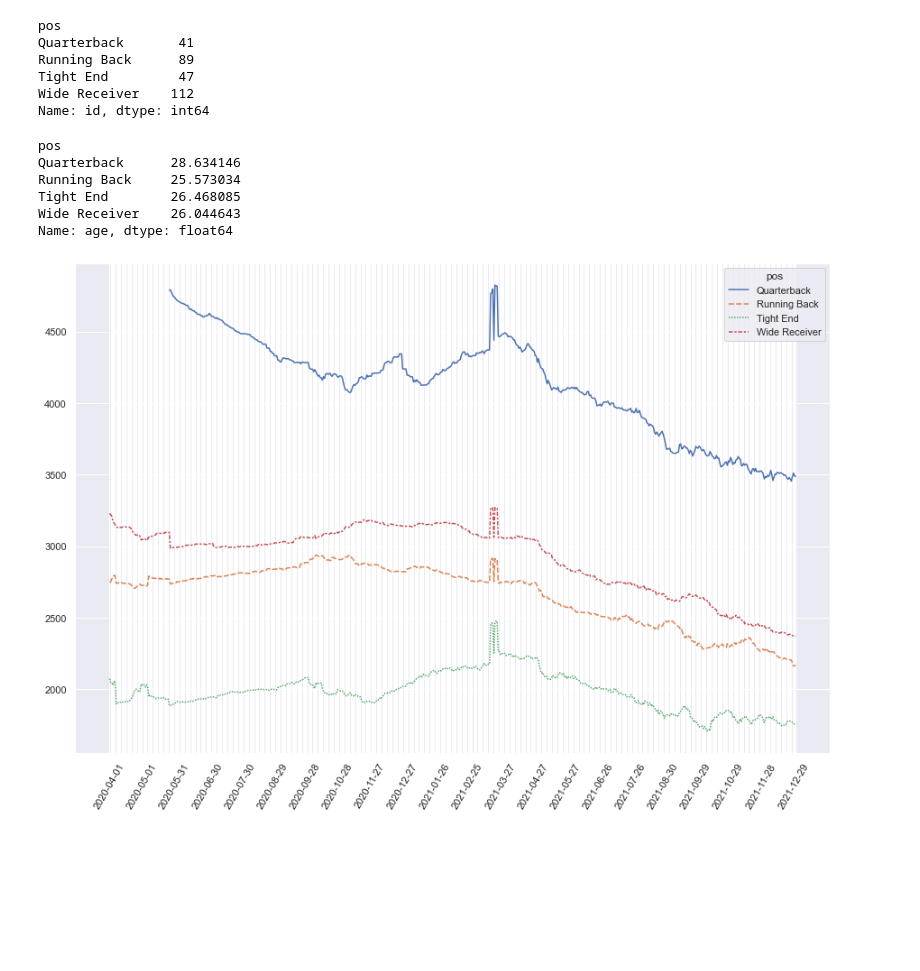
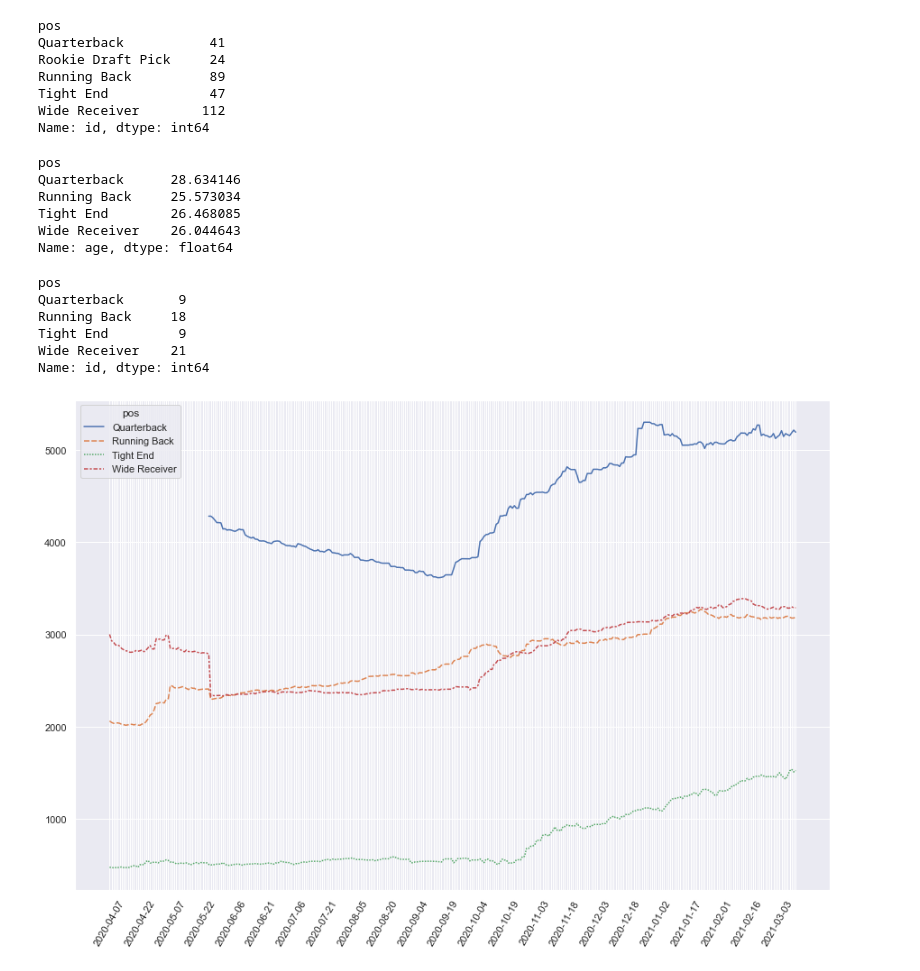
Before and after one commit to jsimerly/KTC-Analysis-and-Scraping, a Jupyter notebook: analysis.ipynb, the cells around one changed output. Saved outputs shown, nothing was run; the diff lists cells and outputs as text; code cells hidden in the pictures; blank space fills up the shorter version.

```diff
--- a/analysis.ipynb
+++ b/analysis.ipynb
@@ -53,3 +53,5 @@ df = data.join(ktcDf).drop('valueData',1)
 #Masks
 rookieMask = df.exp == 'Rookie'
 nonPlayerMask = df.exp.isna()
+draftPicksMask = df.pos == 'Rookie Draft Pick'
+firstYearMask = df.exp == '1 yrs.'
@@ -58,0 +58,5 @@ groupbyPosNonFirstYear=nonFirstYearPlayers.groupby('pos')
+# %%
+nonFirstYearPlayers = df[-rookieMask]
+draftPicks = df[draftPicksMask]
+rookies = df[rookieMask]
+firstYears = df[firstYearMask]
@@ -60,9 +67,10 @@ groupbyPosNonFirstYear=nonFirstYearPlayers.groupby('pos')
 groupbyPosNonFirstYear['id'].count()
 # %% [output]
 pos
-Quarterback       41
-Running Back      89
-Tight End         47
-Wide Receiver    112
+Quarterback           41
+Rookie Draft Pick     24
+Running Back          89
+Tight End             47
+Wide Receiver        112
 Name: id, dtype: int64
 # %%
@@ -74,17 +82,32 @@ Running Back     25.573034
 Tight End        26.468085
 Wide Receiver    26.044643
 Name: age, dtype: float64
+# %%
+groupbyPosRookies['id'].count()
+# %% [output]
+pos
+Quarterback       9
+Running Back     18
+Tight End         9
+Wide Receiver    21
+Name: id, dtype: int64
 # %%
-d = groupbyPosNonFirstYear.mean().drop(['id','age'],1).T
-sns.set(rc={'figure.figsize':(15,10)})
-plot = sns.lineplot(data=d)
+def createLinePlot(data):
+    sns.set(rc={'figure.figsize':(15,10)})
+    plot = sns.lineplot(data=data)
 
-for ind, label in enumerate(plot.get_xticklabels()):
-    if ind % 30 == 0:
-        label.set_visible(True)
-    else:
-        label.set_visible(False)
+    for ind, label in enumerate(plot.get_xticklabels()):
+        if ind % 15 == 0:
+            label.set_visible(True)
+        else:
+            label.set_visible(False)
 
-plot.tick_params(axis='x', rotation=60)
+    plot.tick_params(axis='x', rotation=60)
-# %% [output]
-[figure, removed]
+# %%
+meas = firstYears.loc[:,'name':'exp']
+tsData = firstYears.loc[:,'2020-04-07': '2021-03-12']
+d = meas.join(tsData).groupby('pos')
+
+createLinePlot(d.mean().drop(['age'],1).T)
+# %% [output]
+[figure, added]
```
Also changed, not shown: parts of 5 cells of this notebook.
